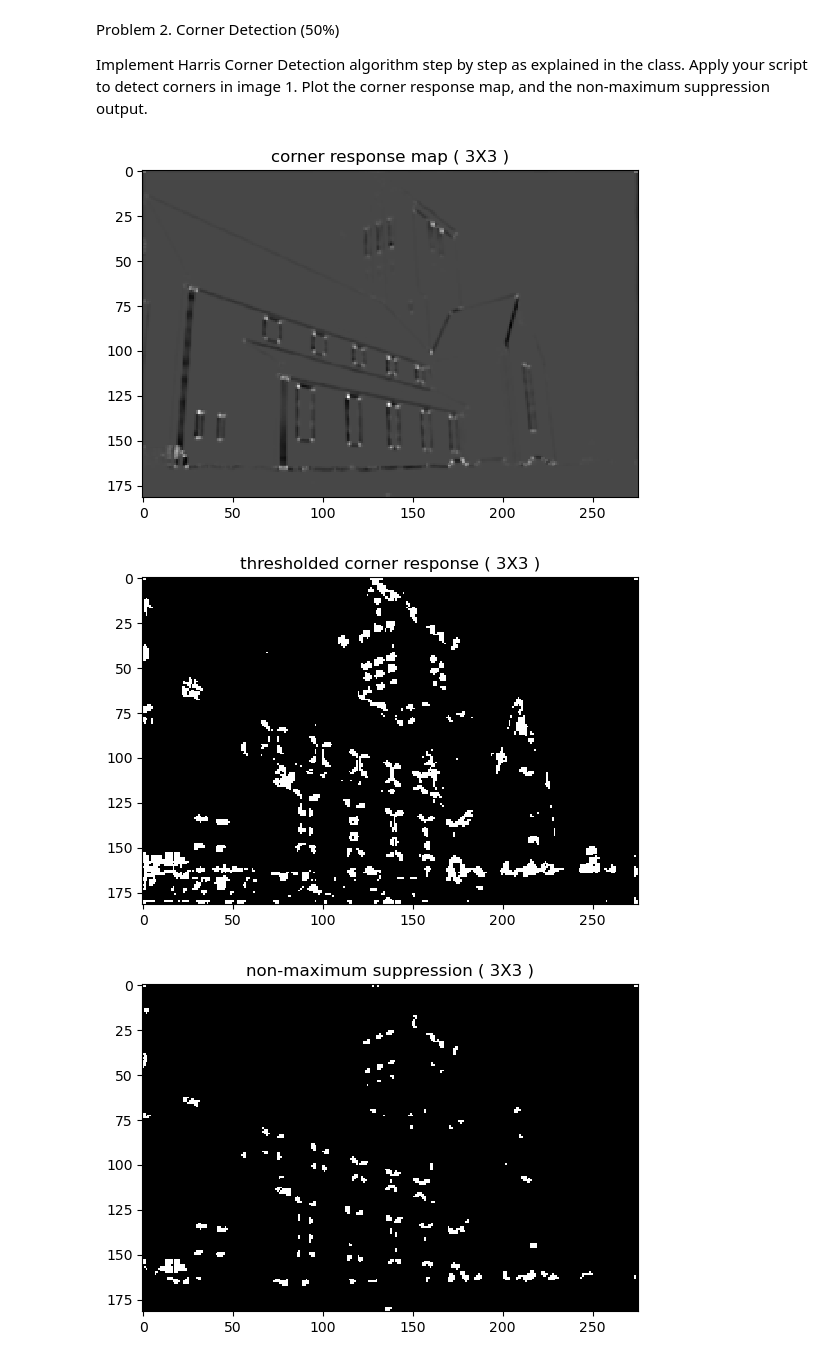
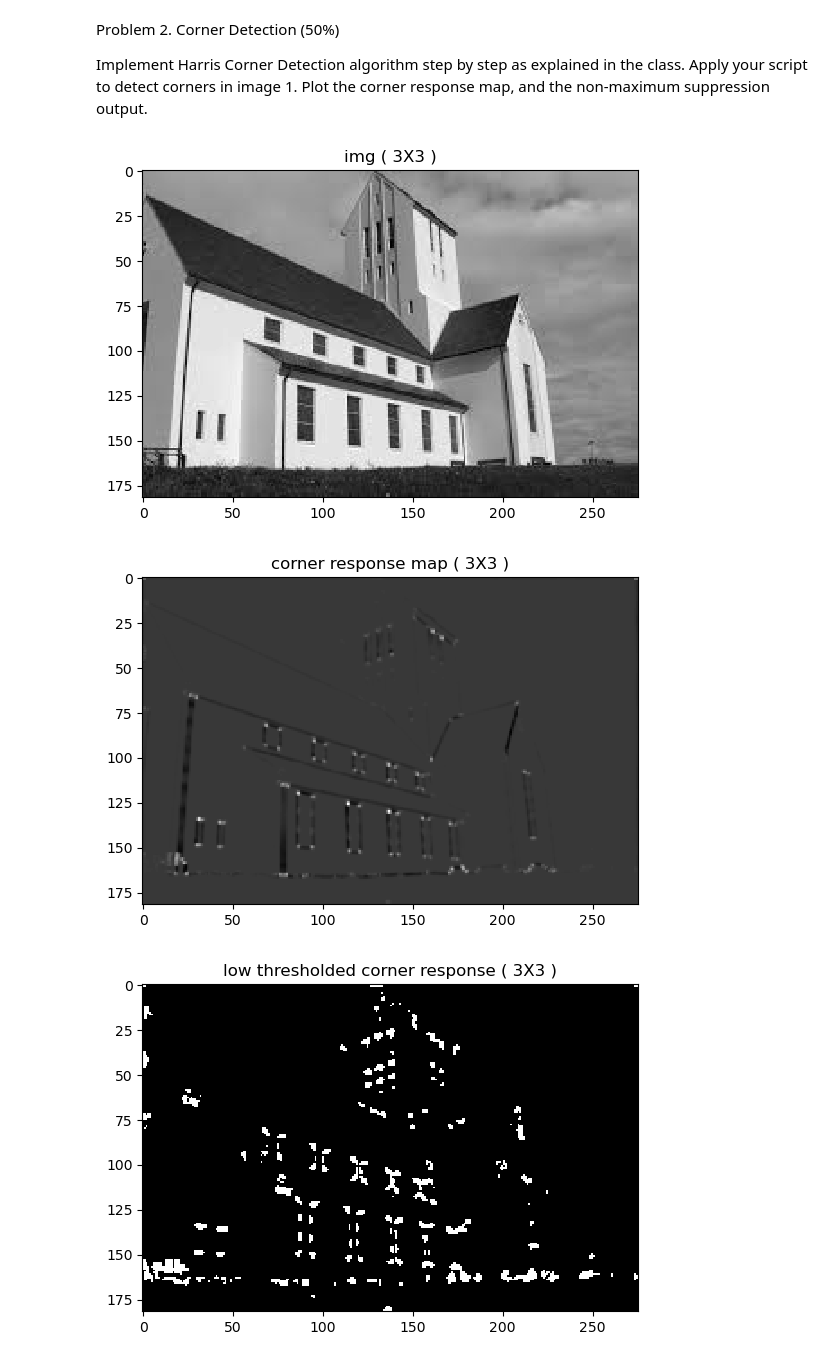
Before and after one commit to aabusha3/Convolution-Edge-and-Corner-Detection_CS4442-3, a Jupyter notebook: assignment3_AbuShawarib_Ahmad.ipynb, the cells around one changed output. Drawn from its saved outputs; the diff is of its cells as text; code cells hidden in the pictures.

```diff
--- a/assignment3_AbuShawarib_Ahmad.ipynb
+++ b/assignment3_AbuShawarib_Ahmad.ipynb
@@ -248,34 +285,34 @@ detect corners in image 1. Plot the corner response map, and the non-maximum sup
 # %%
-def corner_response(image, k):
-    G = np.array([[1, 2, 1], [2, 4, 2], [1, 2, 1]]) /16
-    # G = gaussian_kernel(3, 1)
+G = np.array([[1, 2, 1], [2, 4, 2], [1, 2, 1]]) /16
 
-    dx = convolution(image, sobel_ker, average=False)
-    dy = convolution(image, np.flip(sobel_ker.T,axis=0), average=False)
+dx = convolution(img, sobel_ker, average=False)
+dy = convolution(img, np.flip(sobel_ker.T,axis=0), average=False)
 
-    A = convolution(dx*dx, G, average=False)
-    B = convolution(dy*dy, G, average=False)
-    C = convolution(dx*dy, G, average=False)
+A = convolution(dx*dx, G, average=False)
+B = convolution(dy*dy, G, average=False)
+C = convolution(dx*dy, G, average=False)
 
-    return (A*B - (C*C)) - k*(A + B)*(A + B)
-
-corners = corner_response(img, 0.04)
-strong_corners = corners > 1000
-non_max = corners > 100000
+corners = (A*B - (C*C)) - 0.04*(A + B)*(A + B)
+# thresholds: 1e3, 1e5
+tL = corners > 1e4 *2.0
+tH = corners > 1e6
+plt.imshow(img, interpolation='none', cmap='gray')
+plt.title("img ( {}X{} )".format(3, 3))
+plt.show()
 plt.imshow(corners, interpolation='none', cmap='gray')
 plt.title("corner response map ( {}X{} )".format(3, 3))
 plt.show()
-plt.imshow(strong_corners, interpolation='none', cmap='gray')
-plt.title("thresholded corner response ( {}X{} )".format(3, 3))
+plt.imshow(tL, interpolation='none', cmap='gray')
+plt.title("low thresholded corner response ( {}X{} )".format(3, 3))
 plt.show()
-plt.imshow(non_max, interpolation='none', cmap='gray')
+plt.imshow(tH, interpolation='none', cmap='gray')
+plt.title("high thresholded corner response ( {}X{} )".format(3, 3))
+plt.show()
+nms = non_max_suppression(corners, np.hypot(dx, dy))
+plt.imshow(nms, interpolation='none', cmap='gray')
 plt.title("non-maximum suppression ( {}X{} )".format(3, 3))
 plt.show()
-
-plt.imshow(img, interpolation='none', cmap='gray')
-plt.title("img ( {}X{} )".format(3, 3))
-plt.show()
 # %% [output]
-[figure, old version]
+[figure, new version]
-[figure, old version]
+[figure, new version]
-[figure, old version]
+[figure, new version]
```
Also changed, not shown: parts of 6 cells of this notebook.
